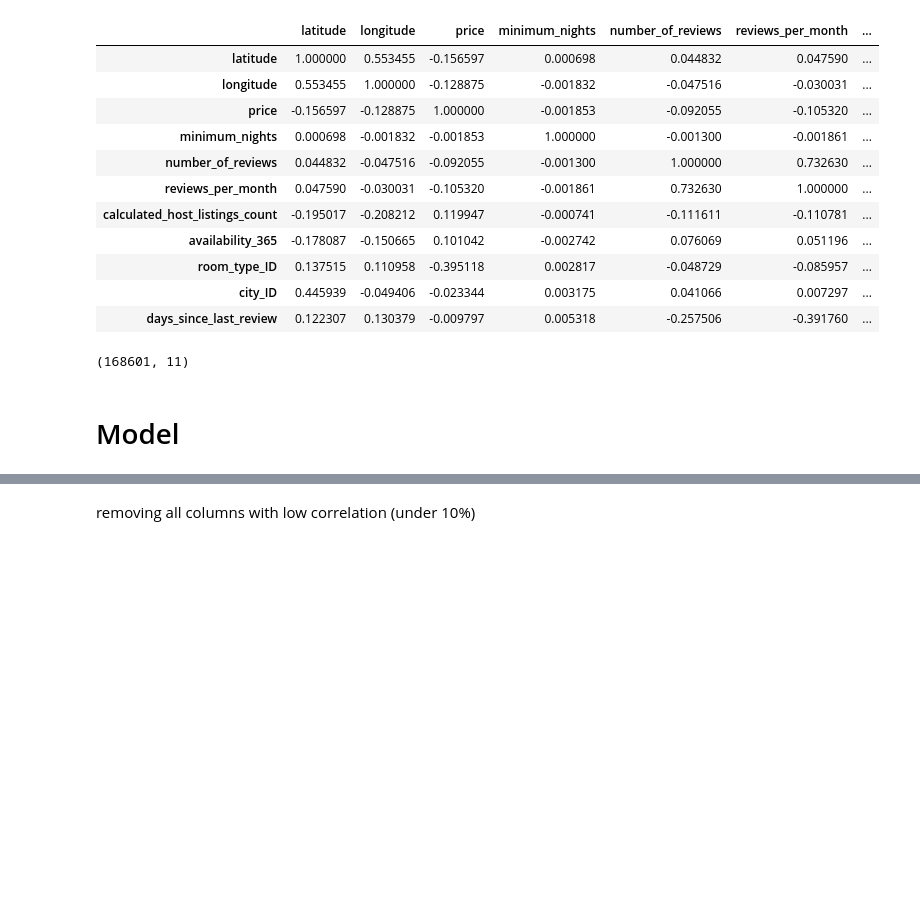
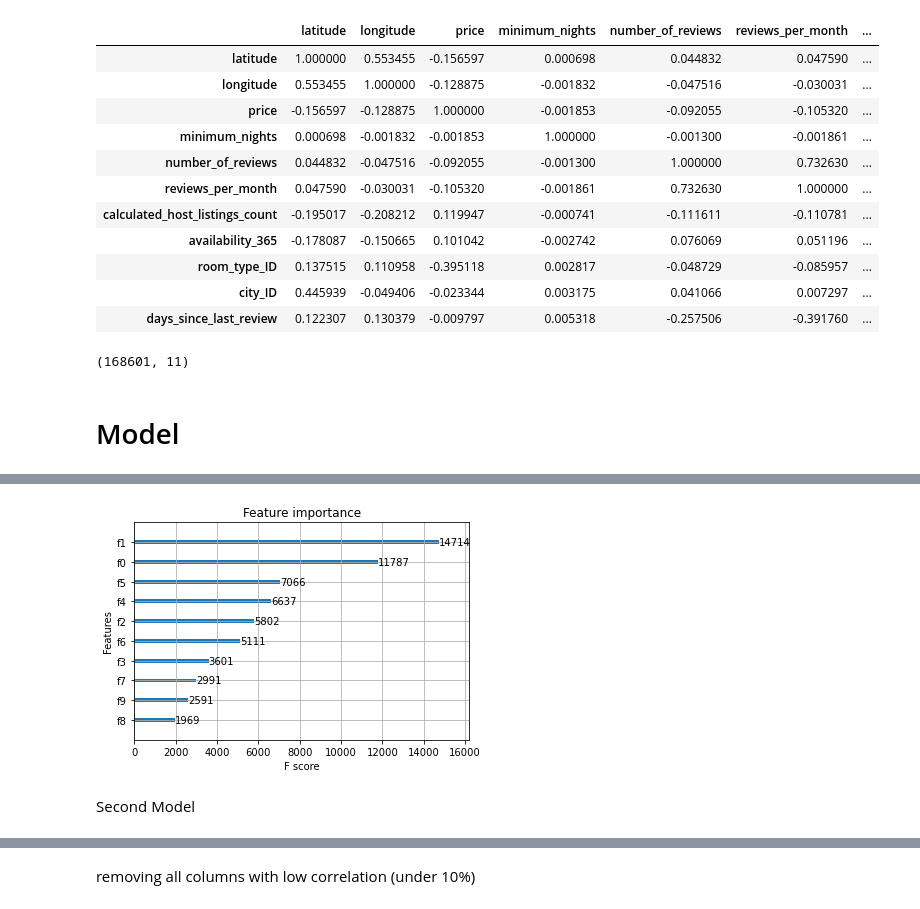
Before and after one commit to cLineman/Rental-Property-Prediction-Model, a Jupyter notebook: Working Notebooks/Models.ipynb, the cells around one changed output, grey strips where cells are left out. Drawn from its saved outputs; the diff is of its cells as text; code cells hidden in the pictures; blank space fills up the shorter version.

```diff
--- a/Working Notebooks/Models.ipynb
+++ b/Working Notebooks/Models.ipynb
@@ -203,6 +254,9 @@ modelDS.shape
 X = modelDS.drop('price', axis = 1)
 y = modelDS['price']
 
+scaler = StandardScaler()
+X =scaler.fit_transform(X)
+
 X = np.array(X)
 y = np.array(y)
 # %%
@@ -218,0 +338,7 @@ xgModel.score(X_test,y_test)
+# %%
+xgb.plot_importance(model, ax=plt.gca())
+plt.show()
+# %% [output]
+[figure, added]
+# %% [markdown]
+Second Model
```
Also changed, not shown: parts of 37 cells of this notebook.
